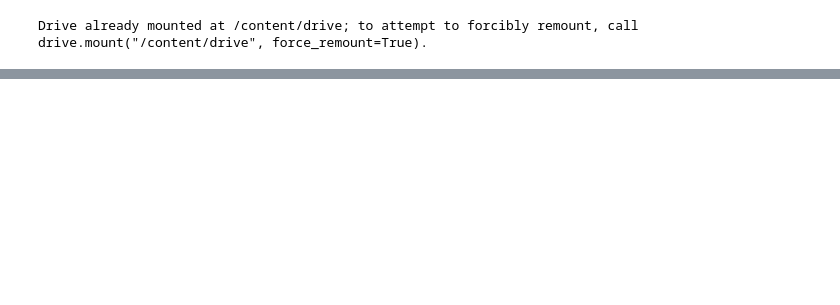
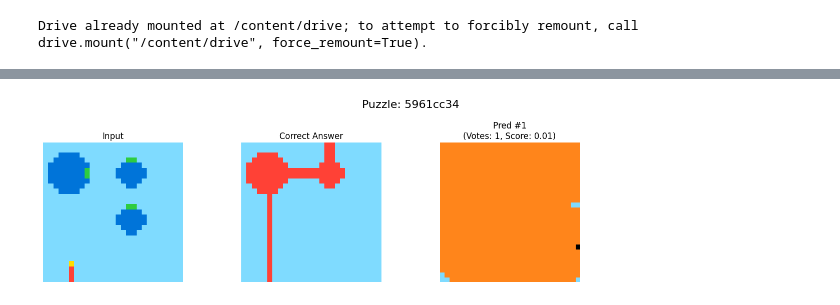
Before and after one commit to SamsungSAILMontreal/TinyRecursiveModels, a Jupyter notebook: arc_eval.ipynb, the cells around one changed output, grey strips where cells are left out. Drawn from its saved outputs; the diff is of its cells as text; code cells hidden in the pictures; blank space fills up the shorter version.

```diff
--- a/arc_eval.ipynb
+++ b/arc_eval.ipynb
@@ -386,0 +243,88 @@ Output hidden; open in https://colab.research.google.com to view.
+# %%
+# Ks 변수가 혹시 초기화되었을 수 있으니 다시 정의
+Ks=[1, 2, 10, 100, 1000]
+
+# --- 정확도 계산 및 시각화 (원본 로직 완벽 반영) ---
+correct = [0] * len(Ks)
+
+# tqdm을 사용하여 퍼즐 단위로 루프 실행
+for puzzle_name, tests in tqdm(puzzle_labels.items(), desc="Evaluating and Visualizing Puzzles"):
+    num_test_correct = [0] * len(Ks)
+
+    # 시각화를 위한 figure 생성
+    num_tests = len(tests)
+    # 원본 시각화 로직은 Top-2 예측까지만 보여주므로 max_preds_to_show = 2
+    max_preds_to_show = 2
+    # squeeze=False 옵션으로 테스트 케이스가 1개일 때도 2차원 배열로 axes를 받도록 함
+    fig, axes = plt.subplots(num_tests, 2 + max_preds_to_show, figsize=(4 * (2 + max_preds_to_show), num_tests * 4), squeeze=False)
+    fig.suptitle(f"Puzzle: {puzzle_name}", fontsize=16)
+
+    # 각 퍼즐에 포함된 테스트 케이스(input/label 쌍) 단위로 루프 실행
+    for i, (input_hash, label_hash) in enumerate(tests.items()):
+        p_map = {}
+        # 해당 퍼즐, 해당 입력에 대한 예측값이 존재할 경우
+        if puzzle_name in pred_answers and input_hash in pred_answers[puzzle_name]:
+            p = pred_answers[puzzle_name][input_hash]
+
+            # 1. 원본 방식대로 p_map 집계
+            # p_map = { pred_hash: [득표수, 점수 총합], ... }
+            for h, q in p:
+                p_map.setdefault(h, [0, 0.0])
+                p_map[h][0] += 1  # 득표수 (votes)
+                p_map[h][1] += q  # 신뢰도 점수 (q_halt_logits) 총합
+
+            # 2. 평균 점수 계산
+            for h, stats in p_map.items():
+                stats[1] /= stats[0] # 점수 총합 / 득표수
+
+            # 3. 득표수 우선, 점수 차선으로 정렬
+            p_map_sorted = sorted(p_map.items(), key=lambda kv: kv[1], reverse=True)
+
+            # 4. Top-K 정확도 계산
+            for j, k in enumerate(Ks):
+                # 상위 k개 예측 중에 정답(label_hash)이 있는지 확인
+                ok = any(h == label_hash for h, stats in p_map_sorted[:k])
+                num_test_correct[j] += ok
+
+            # --- 5. 시각화 ---
+            # Input 이미지
+            axes[i, 0].imshow(global_hmap[input_hash], cmap=ARC_COLOR_MAP, vmin=0, vmax=9)
+            axes[i, 0].set_title("Input")
+            axes[i, 0].axis('off')
+
+            # 정답 (Correct Answer) 이미지
+            axes[i, 1].imshow(global_hmap[label_hash], cmap=ARC_COLOR_MAP, vmin=0, vmax=9)
+            axes[i, 1].set_title("Correct Answer")
+            axes[i, 1].axis('off')
+
+            # 상위 예측 (Top Predictions) 이미지
+            for j, (h, stats) in enumerate(p_map_sorted[:max_preds_to_show]):
+                pred_grid = global_hmap[h]
+                axes[i, 2+j].imshow(pred_grid, cmap=ARC_COLOR_MAP, vmin=0, vmax=9)
+                title = f"Pred #{j+1}\n(Votes: {stats[0]}, Score: {stats[1]:.2f})"
+                # 예측이 정답과 같으면 녹색 테두리 표시
+                if h == label_hash:
+                    axes[i, 2+j].spines[:].set_color('green')
+                    axes[i, 2+j].spines[:].set_linewidth(4)
+                axes[i, 2+j].set_title(title)
+                axes[i, 2+j].axis('off')
+
+            # 예측 수가 max_preds_to_show 보다 적을 경우 남는 공간 비우기
+            for j in range(len(p_map_sorted), max_preds_to_show):
+                axes[i, 2+j].axis('off')
+
+    # 퍼즐의 모든 테스트 케이스를 맞췄을 때만 최종 correct 카운트 증가
+    for i in range(len(Ks)):
+        if len(tests) > 0 and num_test_correct[i] == len(tests):
+            correct[i] += 1
+
+    plt.tight_layout(rect=[0, 0.03, 1, 0.95])
+    plt.show()
+
+# 최종 정확도 출력
+if len(puzzle_labels) > 0:
+    print("\n--- Final Accuracy ---")
+    for i, k in enumerate(Ks):
+        print(f"Top-{k} Accuracy: {correct[i] / len(puzzle_labels) * 100:.2f}%")
+# %% [output]
+[figure, added]
```
Also changed, not shown: parts of 6 cells of this notebook.
